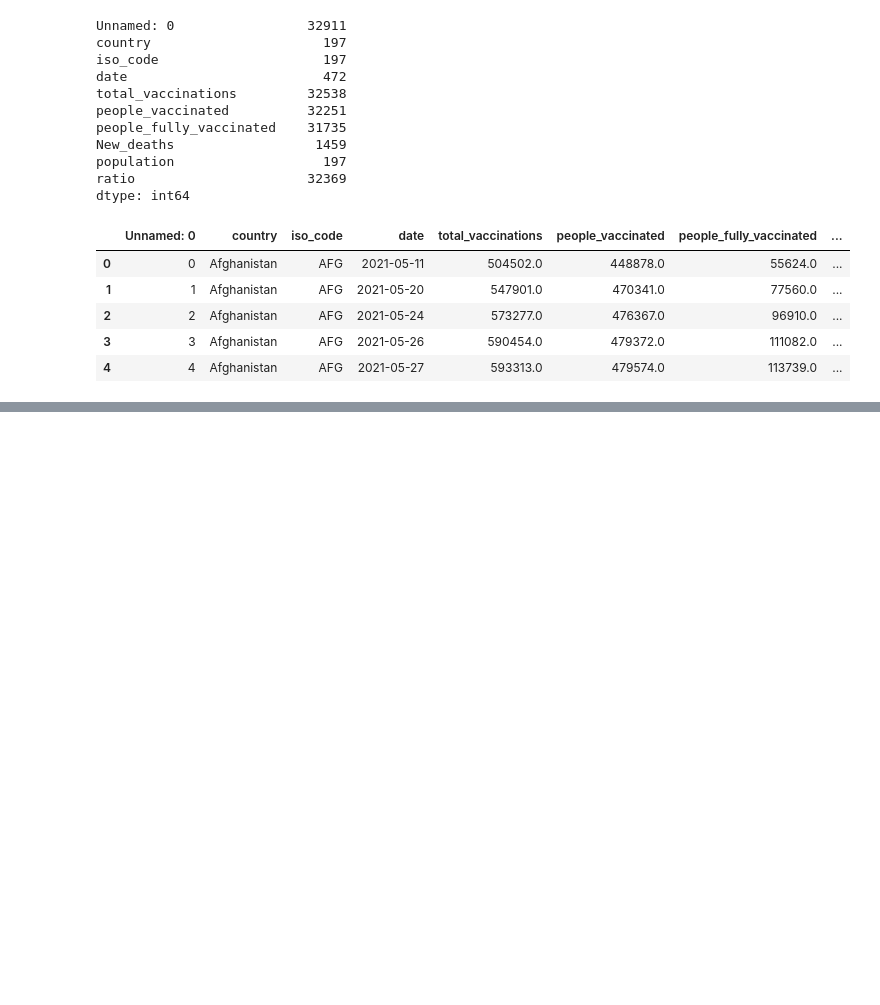
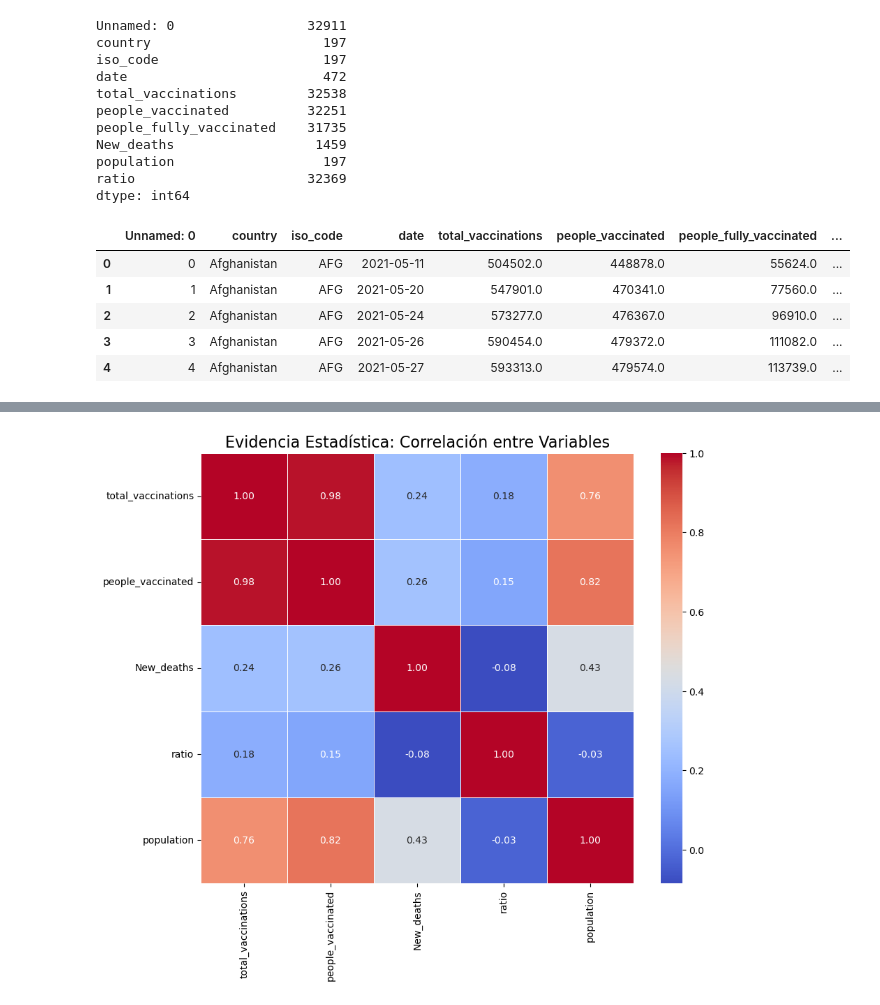
Before and after one commit to ivandres-udd/viualizacion_storytelling_proyecto_final, a Jupyter notebook: src/index_proyecto_grupal.ipynb, the cells around one changed output, grey strips where cells are left out. Cells and saved outputs as stored; diff of their text form; code cells hidden in the pictures; blank space fills up the shorter version.

```diff
--- a/src/index_proyecto_grupal.ipynb
+++ b/src/index_proyecto_grupal.ipynb
@@ -478,0 +517,14 @@ NameError: name 'df_vac_inicio' is not defined
+# %%
+# CÓDIGO FALTANTE 2: Mapa de Calor de Correlación (Para el Acto 3)
+
+
+# Filtramos solo columnas numéricas relevantes para la correlación
+cols_corr = ['total_vaccinations', 'people_vaccinated', 'New_deaths', 'ratio', 'population']
+corr_matrix = df[cols_corr].corr()
+
+plt.figure(figsize=(10, 8))
+sns.heatmap(corr_matrix, annot=True, cmap='coolwarm', fmt=".2f", linewidths=0.5)
+plt.title('Evidencia Estadística: Correlación entre Variables', fontsize=16)
+plt.show() # Este gráfico confirma la relación inversa (si existe) o directa por volumen
+# %% [output]
+[figure, added]
```
Also changed, not shown: parts of 7 cells of this notebook, 12 other files.
